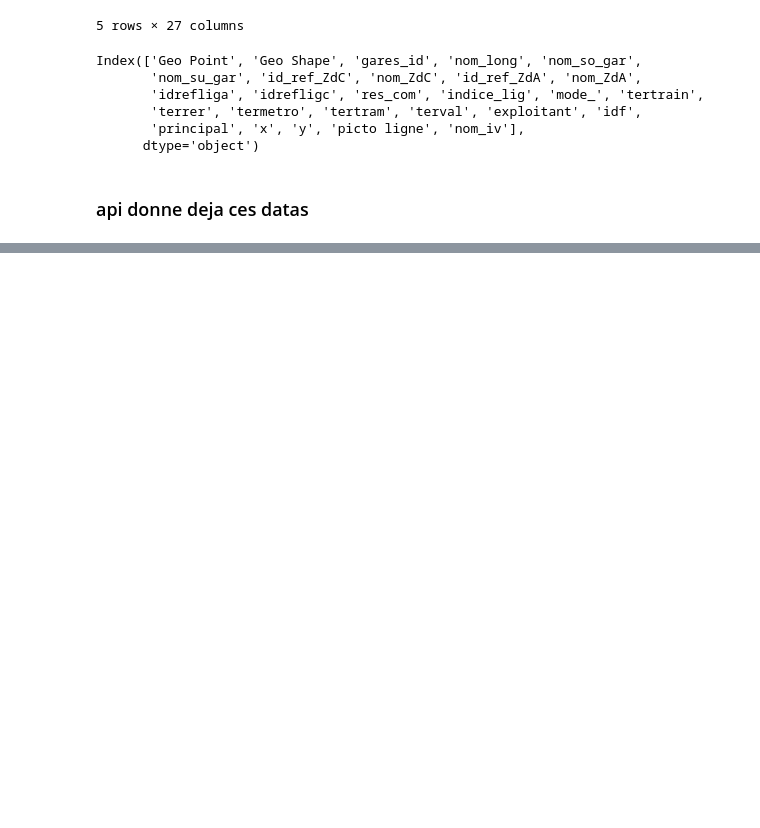
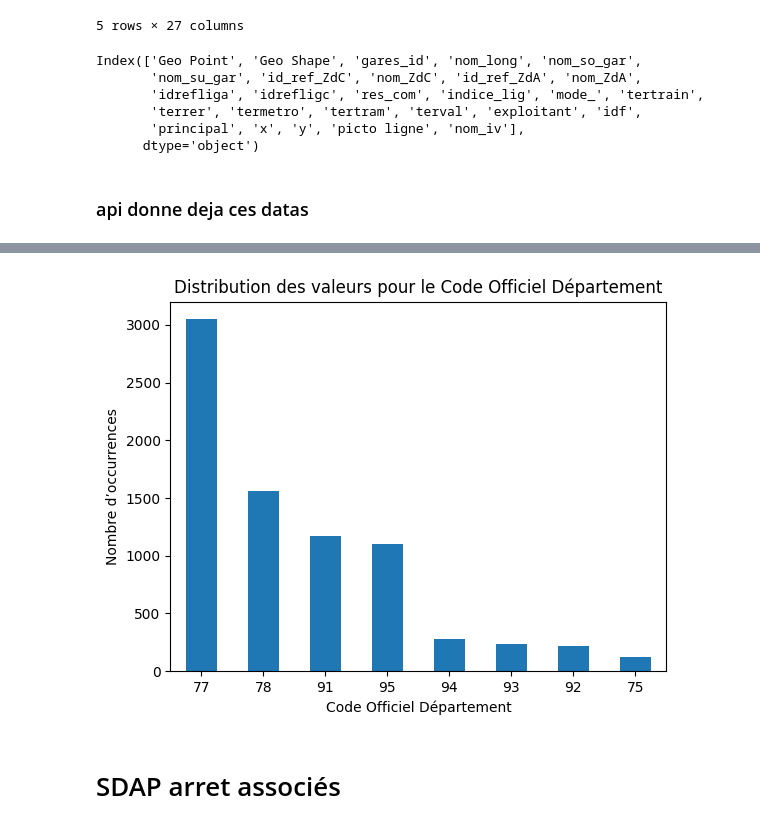
Before and after one commit to YannSko/Transport_App, a Jupyter notebook: ML_module/data/Cleaner_csv.ipynb, the cells around one changed output, grey strips where cells are left out. Drawn from its saved outputs; the diff is of its cells as text; code cells hidden in the pictures; blank space fills up the shorter version.

Commit message:
all_data analyzed - Pre_treatmend of histo valid

```diff
--- a/ML_module/data/Cleaner_csv.ipynb
+++ b/ML_module/data/Cleaner_csv.ipynb
@@ -833,0 +947,3 @@ df_gare.head()
+# %%
+df_legal = pd.read_csv('./CSVàVerif/populations-legales-communes-et-arrondissements-municipaux-millesime-ile-de-fran.csv', delimiter=';')
+df_legal.head()
@@ -833,0 +998,12 @@ df_gare.head()
+# %%
+df_legal['Code Officiel Département'].value_counts().plot(kind='bar')
+
+plt.title('Distribution des valeurs pour le Code Officiel Département')
+plt.xlabel('Code Officiel Département')
+plt.ylabel('Nombre d’occurrences')
+plt.xticks(rotation=0)  # Garder les étiquettes des axes horizontales pour une meilleure lisibilité
+plt.show()
+# %% [output]
+[figure, added]
+# %% [markdown]
+# SDAP arret associés
```
Also changed, not shown: parts of 22 cells of this notebook, 36 other files.
